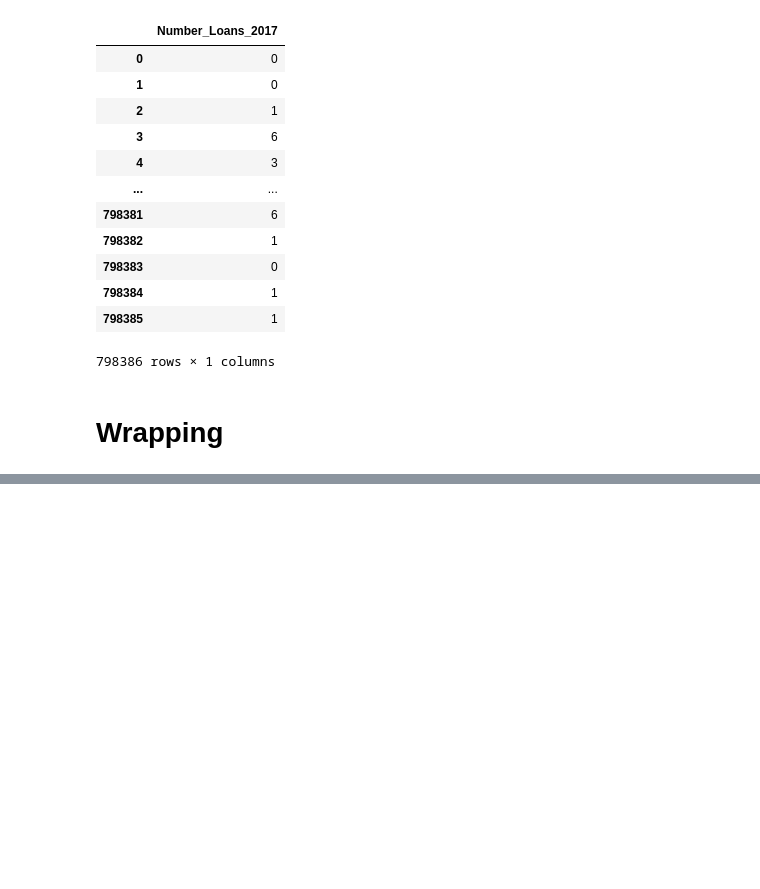
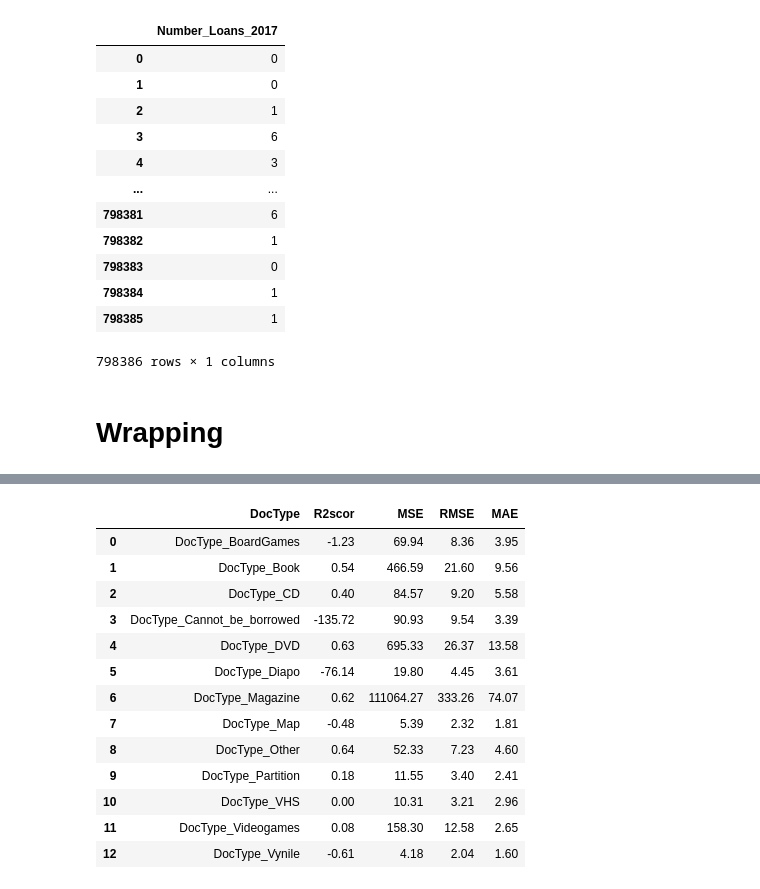
Before and after one commit to srosamont/Projects_Ironhack, a Jupyter notebook: Book_loan/Book_Loan_modeling.ipynb, the cells around one changed output, grey strips where cells are left out. Drawn from its saved outputs; the diff is of its cells as text; code cells hidden in the pictures; blank space fills up the shorter version.

Commit message:
Error metrics per DocType

```diff
--- a/Book_loan/Book_Loan_modeling.ipynb
+++ b/Book_loan/Book_Loan_modeling.ipynb
@@ -1085,0 +1082,5 @@ y
+# %%
+#Once my model is ok in statsmodel, I prefer using the sklearn module for the practical part of the project
+model_trained2=LinearRegression().fit(X_train,y_train)
+# %%
+y_predict=model_trained2.predict(X_train)
@@ -1089,19 +1104,16 @@ url='DatasetforModeling.csv'
 # %%
-def prepareDataForPrediction(url,col,filter_name):
+def prepareDataForPrediction(col):
     #read dataset
+    url='DatasetforModeling.csv'
     df=pd.read_csv(url)
     # Select the part of the dataset to focus on.
-    df=df[df[col]==filter_name]
+    df=df[df[col]==1]
 
     #Drop unnecessary columns
-    df.drop(['Unnamed: 0','Title', 'Initial_publisher','Author', 'Author_secondary',
-       'Co_Author','New_date','Total_loans'],axis=1,inplace=True)
+    df.drop('Unnamed: 0',axis=1,inplace=True)
         # drop libraries columns
     todrop=list(df.iloc[:,3:62].columns)
     df=df.drop(todrop,axis=1)
-
-    #Get dummies for 'Language','Categories_stat','DocType' and'Publisher' columns
-    df=pd.get_dummies(data=df, columns=['Language','Categories_stat','DocType','Publisher'],drop_first=True)
 
     X_model=df[['Number_locations', 'Total_stock', 'Age', 'Language_English',
        'Language_German', 'Language_Italian', 'Language_Latin',
@@ -1121,4 +1133,5 @@ def prepareDataForPrediction(url,col,filter_name):
        'Publisher_Nathan', 'Publisher_Pocket',
        'Publisher_Presses universitaires de France', 'Publisher_R. Laffont']]
     y_model=df['Number_Loans_2017']
+
     return X_model,y_model
@@ -1126,0 +1158,43 @@ def test_model(X_model,y_model):
+# %%
+config_to_test=[
+ 'DocType_BoardGames',
+ 'DocType_Book',
+ 'DocType_CD',
+ 'DocType_Cannot_be_borrowed',
+ 'DocType_DVD',
+ 'DocType_Diapo',
+ 'DocType_Magazine',
+ 'DocType_Map',
+ 'DocType_Other',
+ 'DocType_Partition',
+ 'DocType_VHS',
+ 'DocType_Videogames',
+ 'DocType_Vynile',
+]
+def launch():
+    results=[]
+    for col in config_to_test :
+        X_model,y_model=prepareDataForPrediction(col)
+        R2scor,MSE,RMSE,MAE=test_model(X_model,y_model)
+        results.append([col,R2scor,MSE,RMSE,MAE])
+    results=pd.DataFrame(results,columns=['DocType','R2scor','MSE','RMSE','MAE'])
+
+    return results.round(2)
+# %%
+res=launch()
+res
+# %% [output]
+|  | DocType | R2scor | MSE | RMSE | MAE |
+| 0 | DocType_BoardGames | -1.23 | 69.94 | 8.36 | 3.95 |
+| 1 | DocType_Book | 0.54 | 466.59 | 21.60 | 9.56 |
+| 2 | DocType_CD | 0.40 | 84.57 | 9.20 | 5.58 |
+| 3 | DocType_Cannot_be_borrowed | -135.72 | 90.93 | 9.54 | 3.39 |
+| 4 | DocType_DVD | 0.63 | 695.33 | 26.37 | 13.58 |
+| 5 | DocType_Diapo | -76.14 | 19.80 | 4.45 | 3.61 |
+| 6 | DocType_Magazine | 0.62 | 111064.27 | 333.26 | 74.07 |
+| 7 | DocType_Map | -0.48 | 5.39 | 2.32 | 1.81 |
+| 8 | DocType_Other | 0.64 | 52.33 | 7.23 | 4.60 |
+| 9 | DocType_Partition | 0.18 | 11.55 | 3.40 | 2.41 |
+| 10 | DocType_VHS | 0.00 | 10.31 | 3.21 | 2.96 |
+| 11 | DocType_Videogames | 0.08 | 158.30 | 12.58 | 2.65 |
+| 12 | DocType_Vynile | -0.61 | 4.18 | 2.04 | 1.60 |
```
Also changed, not shown: parts of 6 cells of this notebook.
